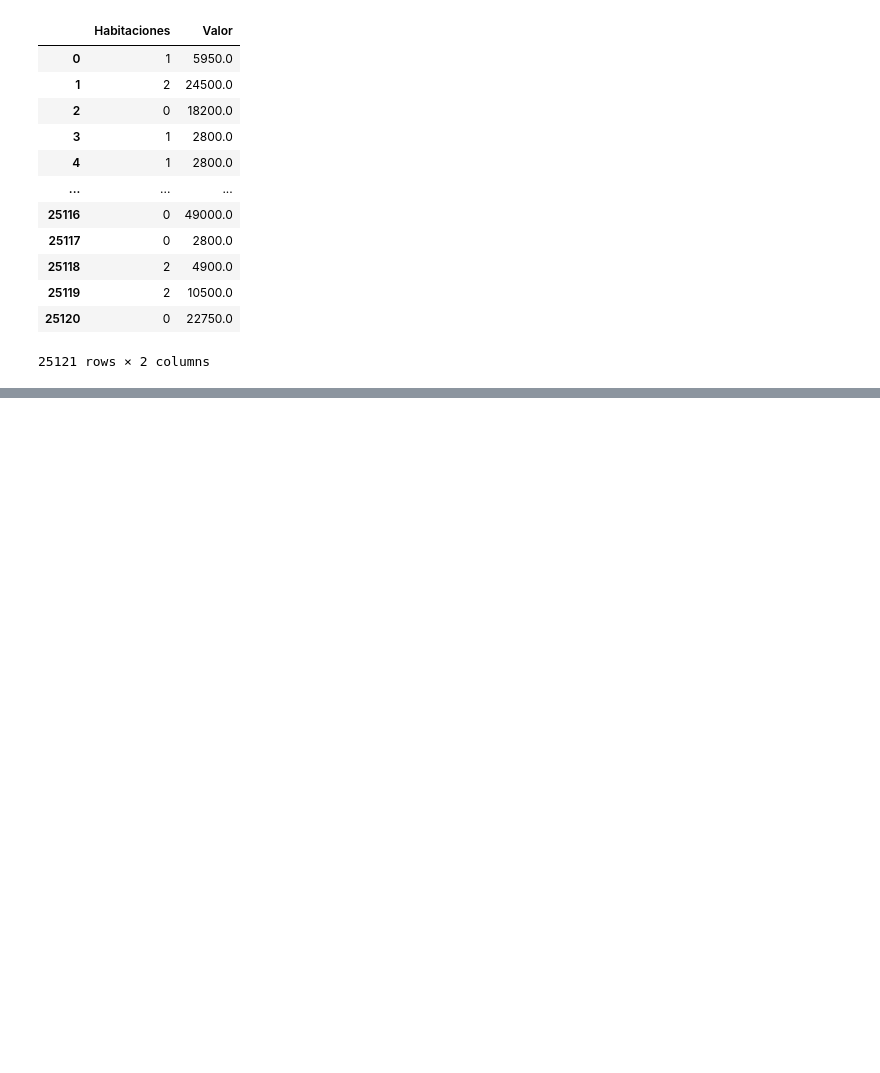
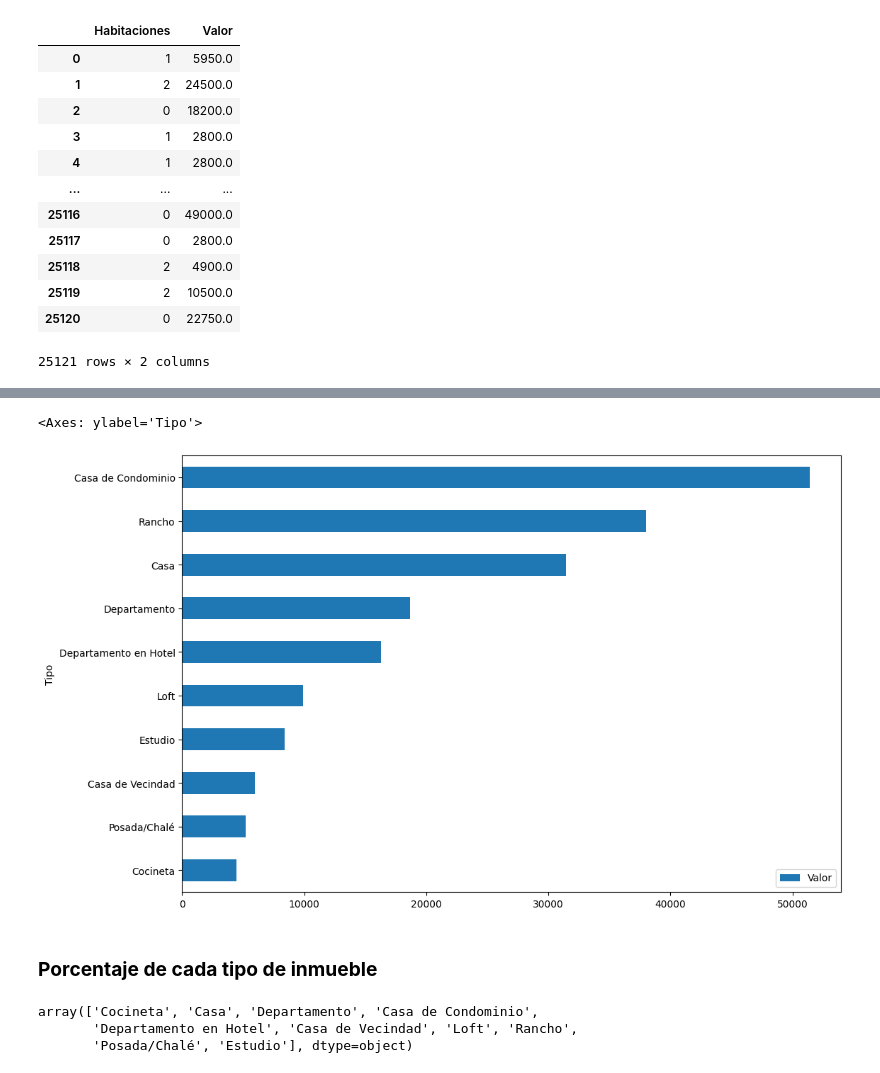
Before and after one commit to Near-o7/pandas, a Jupyter notebook: inmuebles_cdmx.ipynb, the cells around one changed output, grey strips where cells are left out. Saved outputs shown, nothing was run; the diff lists cells and outputs as text; code cells hidden in the pictures; blank space fills up the shorter version.

```diff
--- a/inmuebles_cdmx.ipynb
+++ b/inmuebles_cdmx.ipynb
@@ -94,0 +140,17 @@ df[['Habitaciones', 'Valor']]
+# %%
+df_residenciales = df.query('@comerciales not in Tipo')
+# %%
+df_price_type = df_residenciales.groupby('Tipo')[['Valor']].mean().sort_values(by='Valor')
+df_price_type
+df_price_type.plot(kind='barh', figsize=(12,8))
+# %% [output]
+<Axes: ylabel='Tipo'>
+[figure, added]
+# %% [markdown]
+### **Porcentaje de cada tipo de inmueble**
+# %%
+df_residenciales.Tipo.unique()
+# %% [output]
+array(['Cocineta', 'Casa', 'Departamento', 'Casa de Condominio',
+       'Departamento en Hotel', 'Casa de Vecindad', 'Loft', 'Rancho',
+       'Posada/Chalé', 'Estudio'], dtype=object)
```
Also changed, not shown: parts of 9 cells of this notebook.
